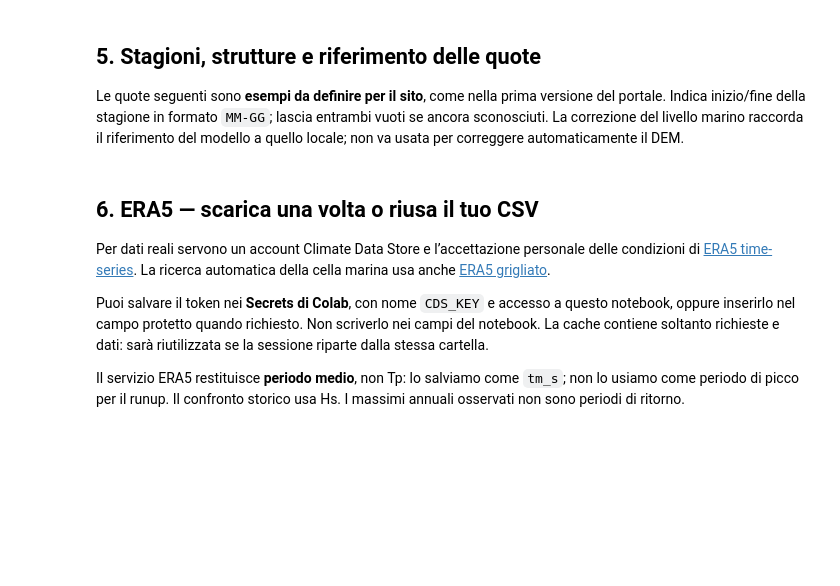
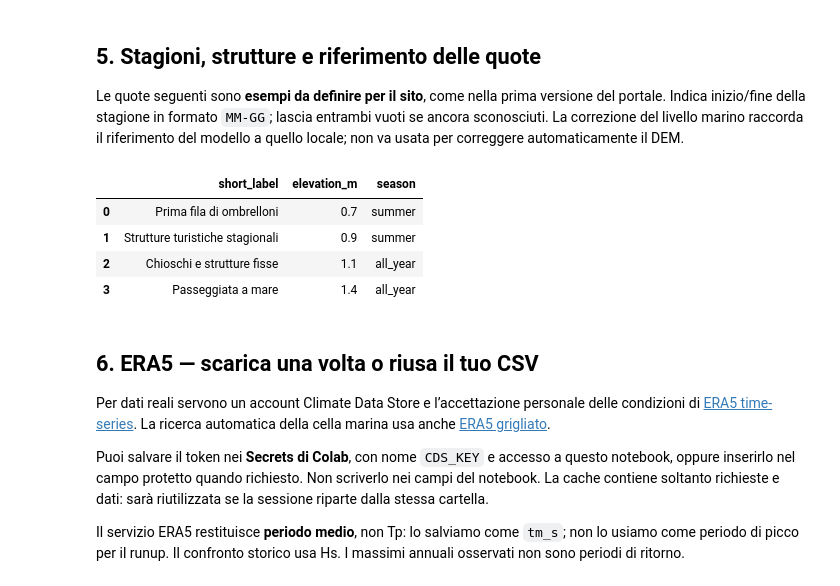
Before and after one commit to Alerovere/Runup_GUI, a Jupyter notebook: notebooks/Definisci_siti_studio.ipynb, the cells around one changed output. Cells and saved outputs as stored; diff of their text form; code cells hidden in the pictures; blank space fills up the shorter version.

```diff
--- a/notebooks/Definisci_siti_studio.ipynb
+++ b/notebooks/Definisci_siti_studio.ipynb
@@ -222,32 +268,38 @@ print("Gli eventuali valori identici sono deduplicati; gli scenari del portale n
 Le quote seguenti sono **esempi da definire per il sito**, come nella prima versione del portale. Indica inizio/fine della stagione in formato `MM-GG`; lascia entrambi vuoti se ancora sconosciuti. La correzione del livello marino raccorda il riferimento del modello a quello locale; non va usata per correggere automaticamente il DEM.
 # %%
 #@title Configurazione delle soglie
-INIZIO_ESTATE = "" #@param {type:"string"}
-FINE_ESTATE = "" #@param {type:"string"}
+INIZIO_ESTATE = "05-01" #@param {type:"string"}
+FINE_ESTATE = "09-30" #@param {type:"string"}
 QUOTA_OMBRELLONI_M = 0.7 #@param {type:"number"}
 QUOTA_STRUTTURE_STAGIONALI_M = 0.9 #@param {type:"number"}
 QUOTA_CHIOSCHI_M = 1.1 #@param {type:"number"}
 QUOTA_PASSEGGIATA_M = 1.4 #@param {type:"number"}
 RUGOSITA_M = 0.001 #@param {type:"number"}
 OFFSET_LIVELLO_M = 0.0 #@param {type:"number"}
 NOTE_SITO = "Parametri di studio; quote e raccordo verticale da validare." #@param {type:"string"}
 import datetime as dt
 if bool(INIZIO_ESTATE)!=bool(FINE_ESTATE):
     raise ValueError("Indica entrambe le date estive oppure nessuna.")
 for value in (INIZIO_ESTATE,FINE_ESTATE):
     if value: dt.datetime.strptime("2000-"+value,"%Y-%m-%d")
 heights=[QUOTA_OMBRELLONI_M,QUOTA_STRUTTURE_STAGIONALI_M,QUOTA_CHIOSCHI_M,QUOTA_PASSEGGIATA_M]
 if not np.isfinite(heights).all() or heights!=sorted(set(heights)):
     raise ValueError("Le quattro quote devono essere finite e strettamente crescenti.")
 if not np.isfinite([RUGOSITA_M,OFFSET_LIVELLO_M]).all() or RUGOSITA_M<0:
     raise ValueError("Rugosità o correzione del livello non valide.")
 thresholds=[]
 for identifier,height,label,season in zip(
     ["prima_fila_ombrelloni","strutture_turistiche_stagionali","strutture_turistiche_fisse","infrastrutture_fisse"],heights,
     ["Prima fila di ombrelloni","Strutture turistiche stagionali","Chioschi e strutture fisse","Passeggiata a mare"],
     ["summer","summer","all_year","all_year"]):
     thresholds.append(dict(id=identifier,elevation_m=float(height),short_label=label,description="Possibile interessamento: "+label.lower(),season=season))
 display(pd.DataFrame(thresholds)[["short_label","elevation_m","season"]])
+# %% [output]
+|  | short_label | elevation_m | season |
+| 0 | Prima fila di ombrelloni | 0.7 | summer |
+| 1 | Strutture turistiche stagionali | 0.9 | summer |
+| 2 | Chioschi e strutture fisse | 1.1 | all_year |
+| 3 | Passeggiata a mare | 1.4 | all_year |
 # %% [markdown]
 ## 6. ERA5 — scarica una volta o riusa il tuo CSV
 Per dati reali servono un account Climate Data Store e l’accettazione personale delle condizioni di [ERA5 time-series](https://cds.climate.copernicus.eu/datasets/reanalysis-era5-single-levels-timeseries?tab=download). La ricerca automatica della cella marina usa anche [ERA5 grigliato](https://cds.climate.copernicus.eu/datasets/reanalysis-era5-single-levels?tab=download).
```
Also changed, not shown: parts of 12 cells of this notebook, 14 other files.
